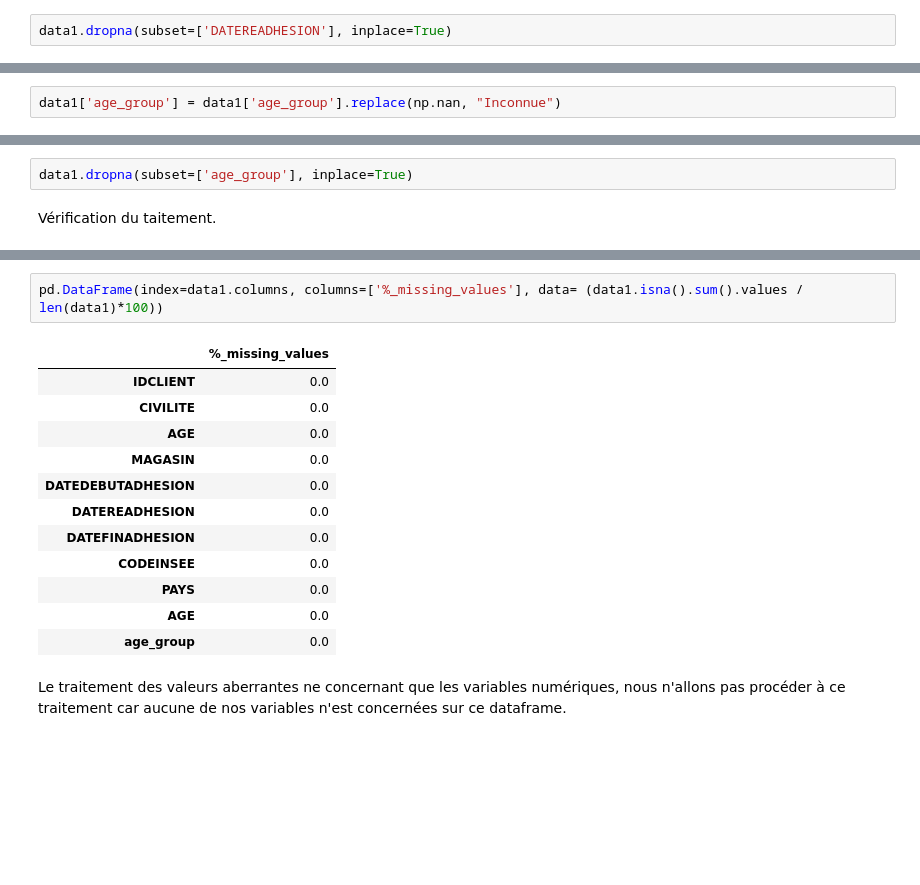
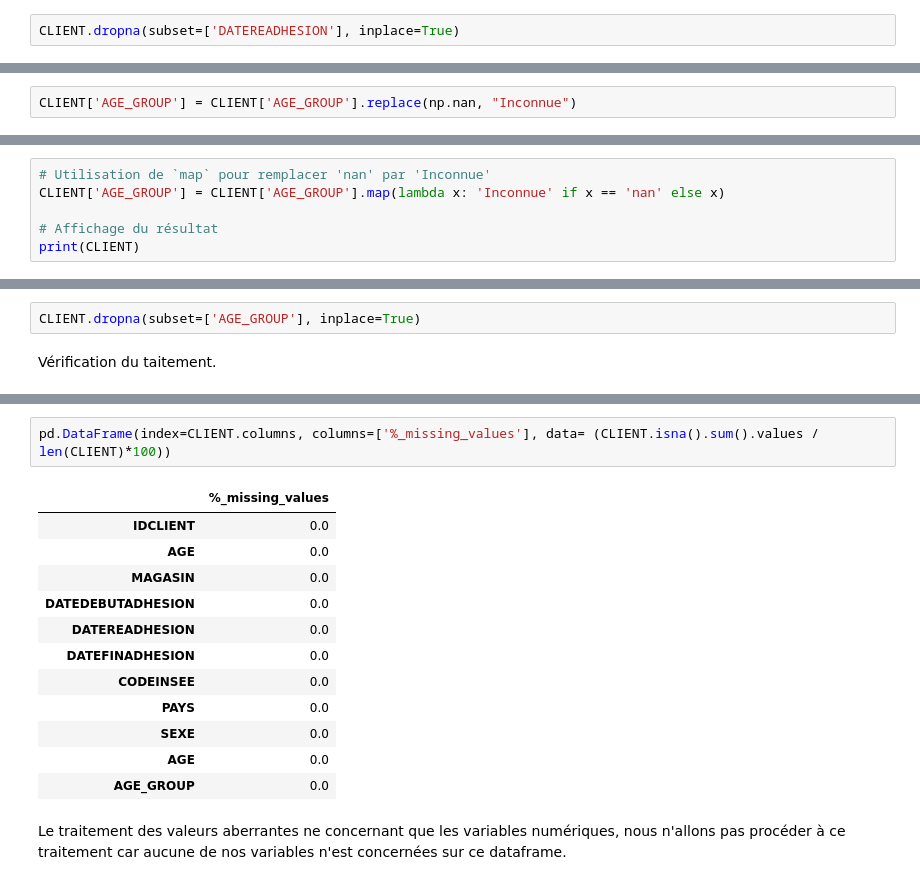
Before and after one commit to KBL78110/Retail_Customer_Retention, a Jupyter notebook: Notebook CLIENT Botanic.ipynb, the cells around one changed output, grey strips where cells are left out. Drawn from its saved outputs; the diff is of its cells as text; blank space fills up the shorter version.

```diff
--- a/Notebook CLIENT Botanic.ipynb
+++ b/Notebook CLIENT Botanic.ipynb
@@ -326,4 +386,4 @@ data1['DATEREADHESION'].isnull()
 720089    False
 Name: DATEREADHESION, Length: 709392, dtype: bool
 # %%
-data1.dropna(subset=['DATEREADHESION'], inplace=True)
+CLIENT.dropna(subset=['DATEREADHESION'], inplace=True)
@@ -355,2 +415,2 @@ Name: count, dtype: int64
 # %%
-data1['age_group'] = data1['age_group'].replace(np.nan, "Inconnue")
+CLIENT['AGE_GROUP'] = CLIENT['AGE_GROUP'].replace(np.nan, "Inconnue")
@@ -368,0 +417,6 @@ Name: count, dtype: int64
+# %%
+# Utilisation de `map` pour remplacer 'nan' par 'Inconnue'
+CLIENT['AGE_GROUP'] = CLIENT['AGE_GROUP'].map(lambda x: 'Inconnue' if x == 'nan' else x)
+
+# Affichage du résultat
+print(CLIENT)
@@ -369,4 +451,4 @@ Name: count, dtype: int64
 # %%
-data1.dropna(subset=['age_group'], inplace=True)
+CLIENT.dropna(subset=['AGE_GROUP'], inplace=True)
 # %% [markdown]
 Vérification du taitement.
@@ -373,9 +471,8 @@ Vérification du taitement.
 # %%
-pd.DataFrame(index=data1.columns, columns=['%_missing_values'], data= (data1.isna().sum().values / len(data1)*100))
+pd.DataFrame(index=CLIENT.columns, columns=['%_missing_values'], data= (CLIENT.isna().sum().values / len(CLIENT)*100))
 # %% [output]
 |  | %_missing_values |
 | IDCLIENT | 0.0 |
-| CIVILITE | 0.0 |
 | AGE | 0.0 |
 | MAGASIN | 0.0 |
 | DATEDEBUTADHESION | 0.0 |
@@ -383,8 +480,9 @@ pd.DataFrame(index=data1.columns, columns=['%_missing_values'], data= (data1.isn
 | DATEFINADHESION | 0.0 |
 | CODEINSEE | 0.0 |
 | PAYS | 0.0 |
+| SEXE | 0.0 |
 | AGE | 0.0 |
-| age_group | 0.0 |
+| AGE_GROUP | 0.0 |
 # %% [markdown]
 Le traitement des valeurs aberrantes ne concernant que les variables numériques, nous n'allons pas procéder à ce traitement car aucune de nos variables n'est concernées sur ce dataframe.
 # %% [markdown]
```
Also changed, not shown: parts of 68 cells of this notebook, 13 other files.
